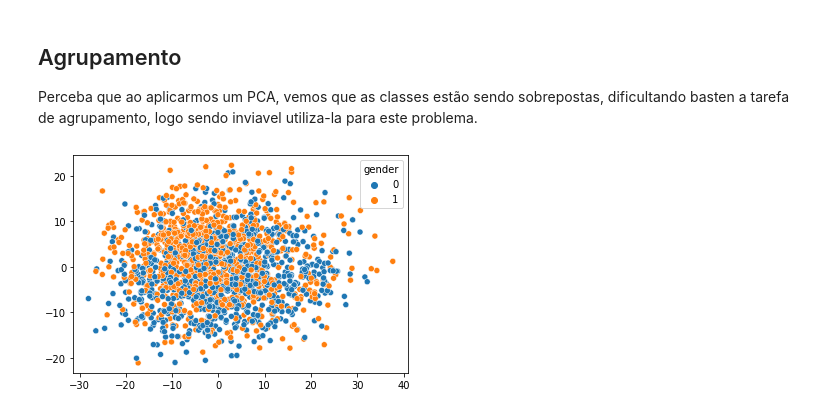
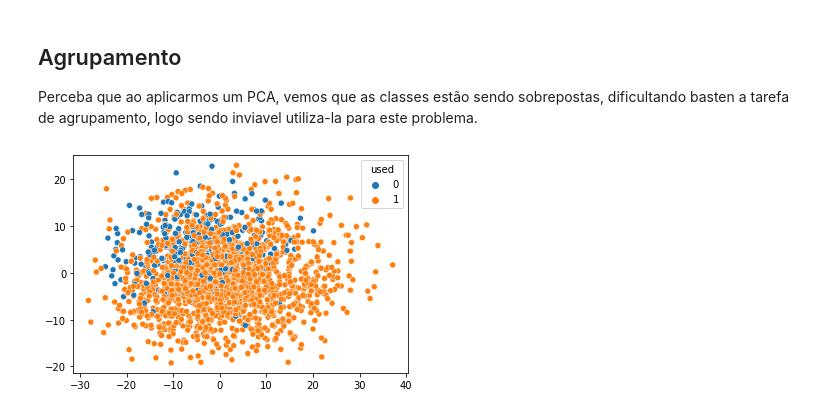
Before and after one commit to cahssis/am-drugs-consumption, a Jupyter notebook: relatorio01_ml.ipynb, the cells around one changed output. Saved outputs shown, nothing was run; the diff lists cells and outputs as text; code cells hidden in the pictures.

```diff
--- a/relatorio01_ml.ipynb
+++ b/relatorio01_ml.ipynb
@@ -235,3 +251,6 @@ df_pvalues.sort_values('p-value',ascending=True)
+# %%
+y_name = 'used'
+cols = list(a.columns) + [y_name]
 # %%
-X = data.drop([y_name],axis=1)
+X = data.drop(cols,axis=1)
 Y = pd.DataFrame(data[y_name])
@@ -237,0 +264,3 @@ Y = pd.DataFrame(data[y_name])
+# %%
+ada = ADASYN()
+X_resampled, y_resampled = ada.fit_resample(X, Y)
@@ -238,5 +274,5 @@ Y = pd.DataFrame(data[y_name])
 # %%
-X_train, X_test, y_train, y_test = train_test_split(X, Y, test_size=0.2, random_state=0)
+X_train, X_test, y_train, y_test = train_test_split(X_resampled, y_resampled, test_size=0.2, random_state=0)
 # %% [markdown]
 # Modelagem
 # %% [markdown]
@@ -635,11 +685,12 @@ Precision [0]: 0.7201 | Precision [1]: 0.7104
 Perceba que ao aplicarmos um PCA, vemos que as classes estão sendo sobrepostas, dificultando basten a tarefa de agrupamento, logo sendo inviavel utiliza-la para este problema.
 # %%
 pca = PCA(2)
-x = pca.fit_transform(data.drop([y_name],axis=1))
+#x = pca.fit_transform(data.drop([y_name],axis=1))
+x = pca.fit_transform(data[X_train.columns])
 sns.scatterplot(x[:,0],x[:,1],hue=data[y_name])
 plt.show()
 # %% [output]
-[figure, old version]
+[figure, new version]
 # %%
 kmeans = KMeans(n_clusters=2)
 kmeans.fit(X_train)
```
Also changed, not shown: parts of 39 cells of this notebook.
